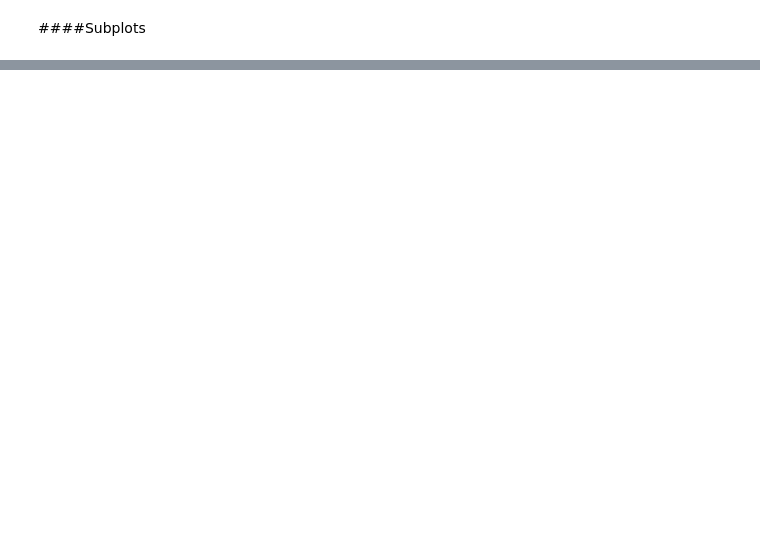
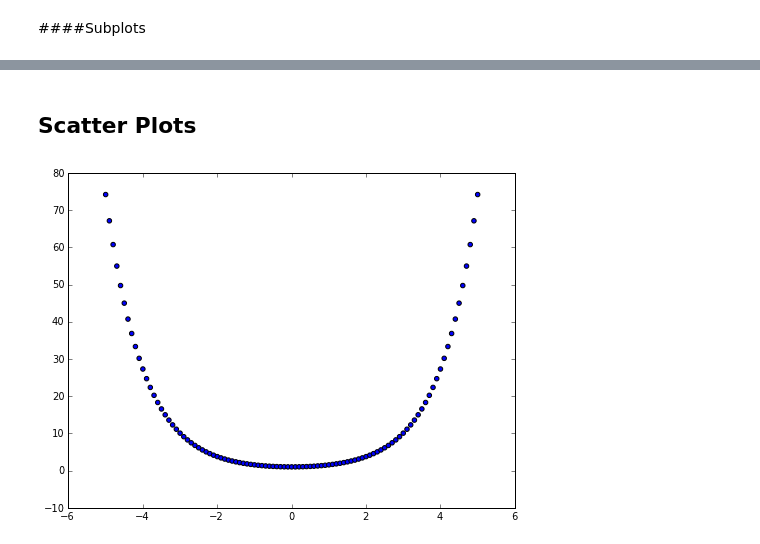
Before and after one commit to ewjohnst/PHYS202-S13, a Jupyter notebook: PlotTemplates.ipynb, the cells around one changed output, grey strips where cells are left out. Saved outputs shown, nothing was run; the diff lists cells and outputs as text; code cells hidden in the pictures; blank space fills up the shorter version.

```diff
--- a/PlotTemplates.ipynb
+++ b/PlotTemplates.ipynb
@@ -62,0 +75,8 @@ xaxis_loc, yaxis_loc = 0, 0
+# %% [markdown]
+Scatter Plots
+-
+# %%
+pylab.scatter(y, E) #Use pylab.scatter to make scatter plots
+show()
+# %% [output]
+[figure, added]
```
Also changed, not shown: parts of 8 cells of this notebook.
